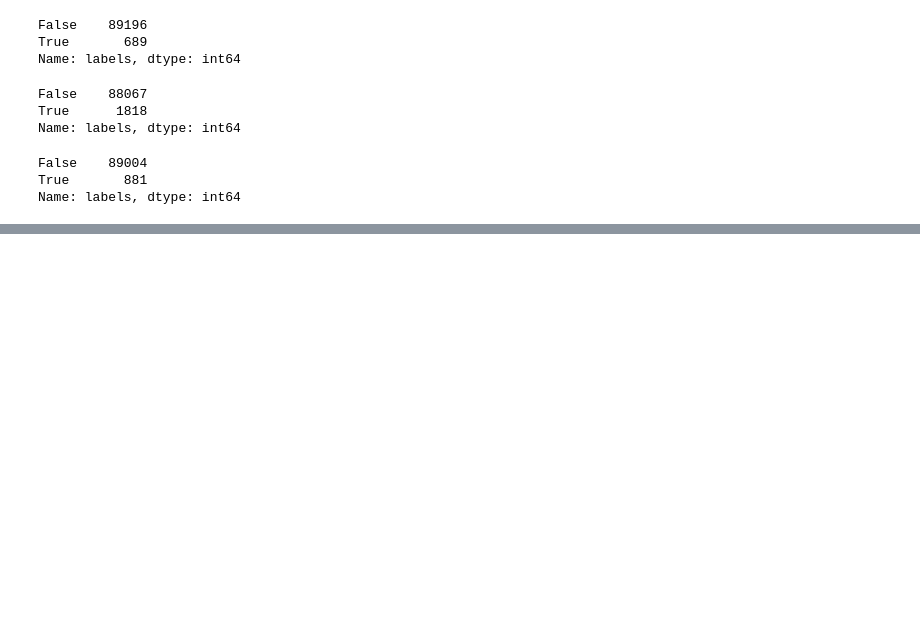
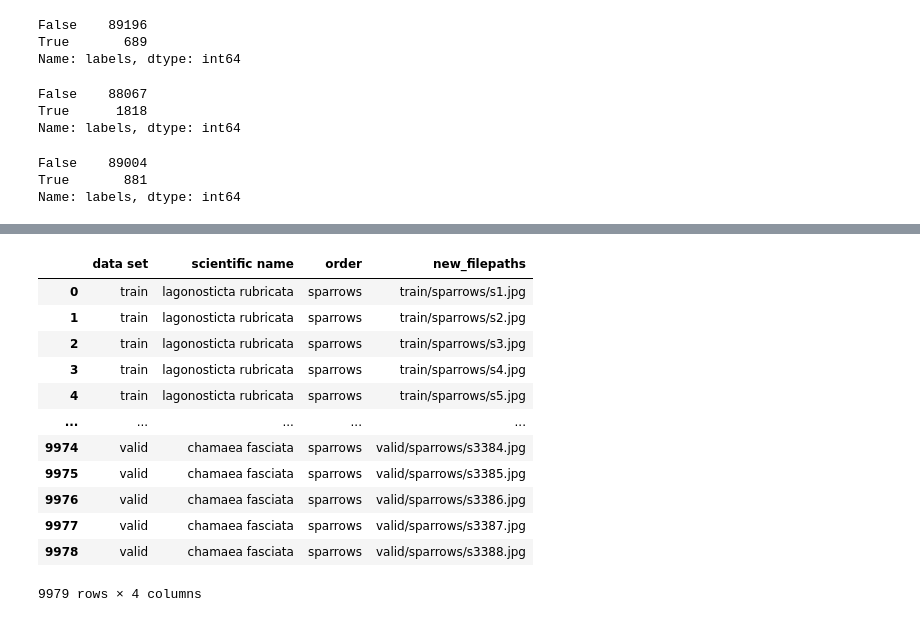
Before and after one commit to infoshareacademy/jdszr12-databenders, a Jupyter notebook: birds/birds - grouping to orders.ipynb, the cells around one changed output, grey strips where cells are left out. Saved outputs shown, nothing was run; the diff lists cells and outputs as text; code cells hidden in the pictures; blank space fills up the shorter version.

```diff
--- a/birds/birds - grouping to orders.ipynb
+++ b/birds/birds - grouping to orders.ipynb
@@ -185,2 +323,20 @@ df2
 # %%
 df2.to_csv('bird_orders.csv', index = False)
+# %%
+df3 = pd.read_csv('bird_orders.csv')
+# %%
+df3
+# %% [output]
+|  | data set | scientific name | order | new_filepaths |
+| 0 | train | lagonosticta rubricata | sparrows | train/sparrows/s1.jpg |
+| 1 | train | lagonosticta rubricata | sparrows | train/sparrows/s2.jpg |
+| 2 | train | lagonosticta rubricata | sparrows | train/sparrows/s3.jpg |
+| 3 | train | lagonosticta rubricata | sparrows | train/sparrows/s4.jpg |
+| 4 | train | lagonosticta rubricata | sparrows | train/sparrows/s5.jpg |
+| ... | ... | ... | ... | ... |
+| 9974 | valid | chamaea fasciata | sparrows | valid/sparrows/s3384.jpg |
+| 9975 | valid | chamaea fasciata | sparrows | valid/sparrows/s3385.jpg |
+| 9976 | valid | chamaea fasciata | sparrows | valid/sparrows/s3386.jpg |
+| 9977 | valid | chamaea fasciata | sparrows | valid/sparrows/s3387.jpg |
+| 9978 | valid | chamaea fasciata | sparrows | valid/sparrows/s3388.jpg |
+9979 rows × 4 columns
```
Also changed, not shown: parts of 20 cells of this notebook.
